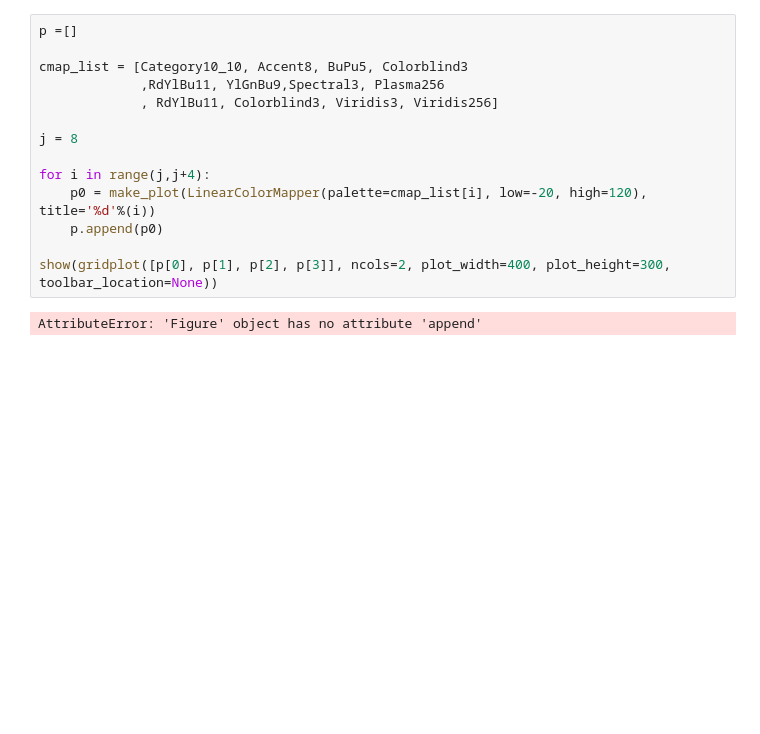
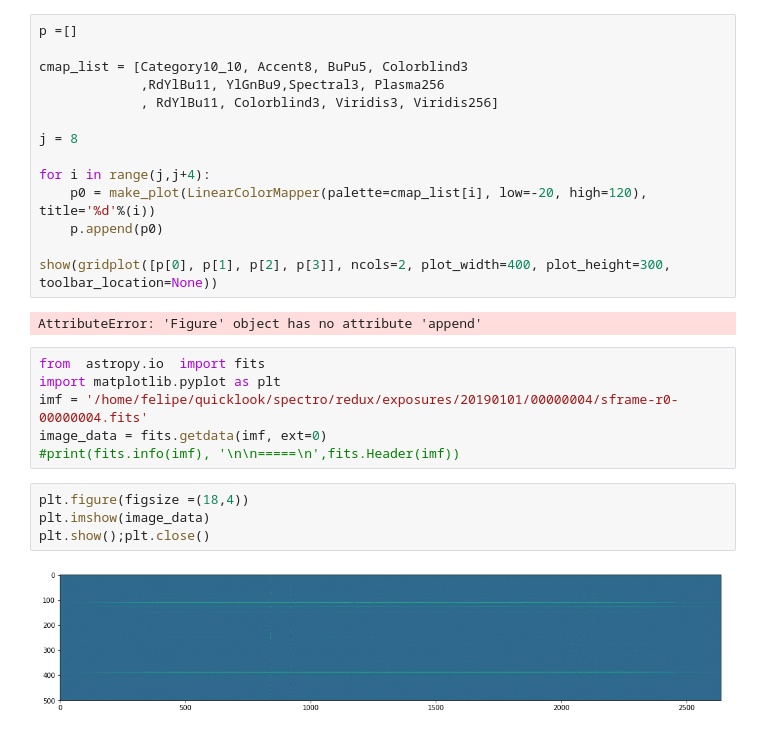
Before and after one commit to felipeaoli/bokeh-plots, a Jupyter notebook: bokeh-plots2.ipynb, the cells around one changed output. Drawn from its saved outputs; the diff is of its cells as text; blank space fills up the shorter version.

```diff
--- a/bokeh-plots2.ipynb
+++ b/bokeh-plots2.ipynb
@@ -268,3 +274,15 @@ for i in range(j,j+4):
 show(gridplot([p[0], p[1], p[2], p[3]], ncols=2, plot_width=400, plot_height=300, toolbar_location=None))
 # %% [output]
 AttributeError: 'Figure' object has no attribute 'append'
+# %%
+from  astropy.io  import fits
+import matplotlib.pyplot as plt
+imf = '/home/felipe/quicklook/spectro/redux/exposures/20190101/00000004/sframe-r0-00000004.fits'
+image_data = fits.getdata(imf, ext=0)
+#print(fits.info(imf), '\n\n=====\n',fits.Header(imf))
+# %%
+plt.figure(figsize =(18,4))
+plt.imshow(image_data)
+plt.show();plt.close()
+# %% [output]
+[figure, added]
```
Also changed, not shown: parts of 6 cells of this notebook.
